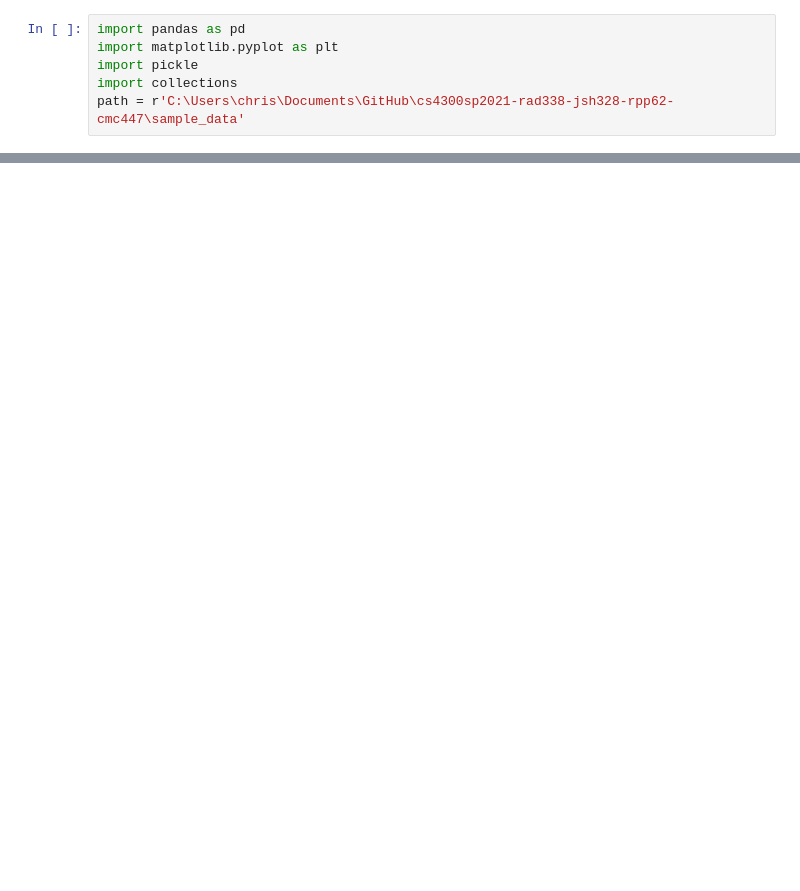
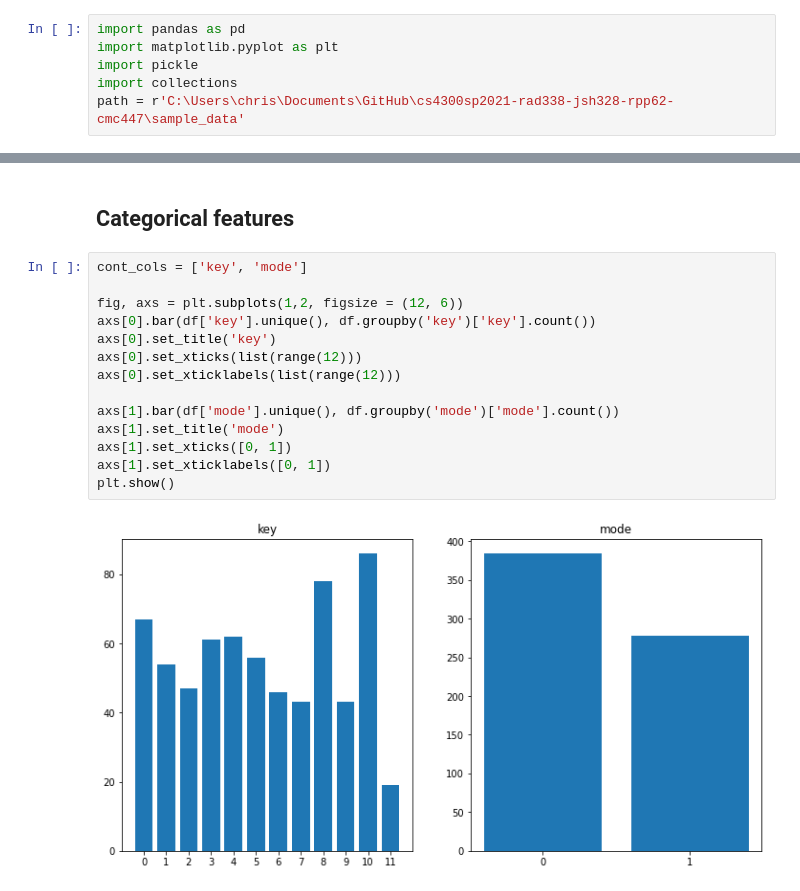
Before and after one commit to Jared-Hirsch/CS4300_Spring_2021_Project, a Jupyter notebook: scrapers/exploratory data analysis.ipynb, the cells around one changed output, grey strips where cells are left out. Saved outputs shown, nothing was run; the diff lists cells and outputs as text; blank space fills up the shorter version.

```diff
--- a/scrapers/exploratory data analysis.ipynb
+++ b/scrapers/exploratory data analysis.ipynb
@@ -28,0 +55,18 @@ df
+# %% [markdown]
+## Categorical features
+# %%
+cont_cols = ['key', 'mode']
+
+fig, axs = plt.subplots(1,2, figsize = (12, 6))
+axs[0].bar(df['key'].unique(), df.groupby('key')['key'].count())
+axs[0].set_title('key')
+axs[0].set_xticks(list(range(12)))
+axs[0].set_xticklabels(list(range(12)))
+
+axs[1].bar(df['mode'].unique(), df.groupby('mode')['mode'].count())
+axs[1].set_title('mode')
+axs[1].set_xticks([0, 1])
+axs[1].set_xticklabels([0, 1])
+plt.show()
+# %% [output]
+[figure, added]
```
Also changed, not shown: parts of 15 cells of this notebook, 3 other files.
